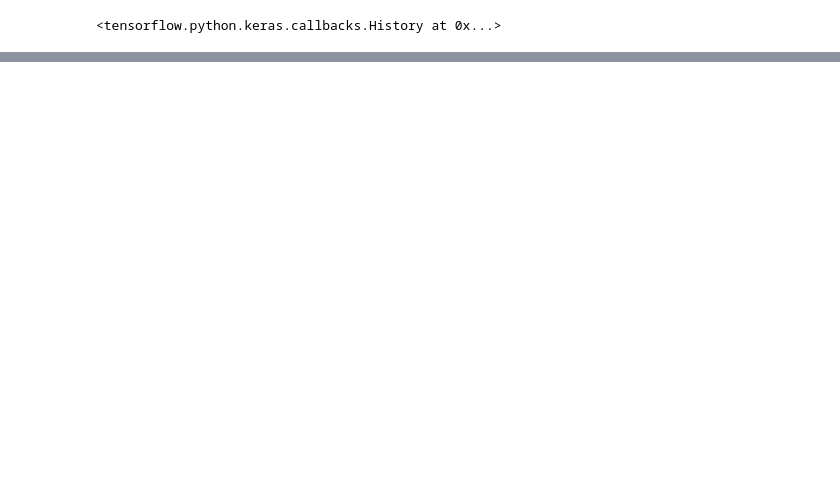
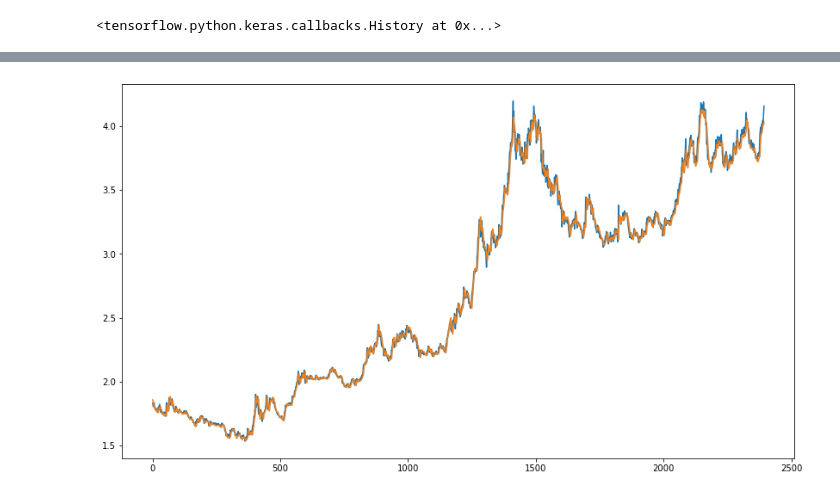
Before and after one commit to feanored/Perceptron, a Jupyter notebook: Keras_&_Séries_Temporais.ipynb, the cells around one changed output, grey strips where cells are left out. Cells and saved outputs as stored; diff of their text form; code cells hidden in the pictures; blank space fills up the shorter version.

```diff
--- a/Keras_&_Séries_Temporais.ipynb
+++ b/Keras_&_Séries_Temporais.ipynb
@@ -80,0 +188,10 @@ model.evaluate(x_test, y_test)
+# %%
+tam_janela = 30
+x_train, y_train = gerar_janelas(train.cotacao, tam_janela)
+x_test, y_test = gerar_janelas(test.cotacao, tam_janela)
+
+print(len(train), "dados de treino =>", len(x_train), "janelas")
+print(len(test), "dados de teste =>", len(x_test), "janelas")
+
+for i in range(3):
+    print(x[i], y[i])
@@ -80,0 +210,17 @@ model.evaluate(x_test, y_test)
+# %%
+X_train = x_train.reshape((len(x_train), tam_janela, 1))
+X_test = x_test.reshape((len(x_test), tam_janela, 1))
+# %%
+model = keras.Sequential()
+model.add(keras.layers.Conv1D(filters=64, kernel_size=5, activation='elu', input_shape=(tam_janela, 1)))
+model.add(keras.layers.MaxPooling1D(pool_size=5))
+model.add(keras.layers.Flatten())
+model.add(keras.layers.Dense(50, activation='elu'))
+model.add(keras.layers.Dense(1))
+model.compile(optimizer='adam', loss='mse')
+# %%
+# treinar modelo
+_ = model.fit(X_train, y_train, epochs=50, verbose=0)
+
+# Exibe erro MSE para conjunto de treino
+model.evaluate(X_train, y_train)
@@ -80,0 +235,8 @@ model.evaluate(x_test, y_test)
+# %%
+# Plotando previsões versus real do conjunto de treino
+y_train_pred = model.predict(X_train).reshape(-1)
+plt.plot(y_train)
+plt.plot(y_train_pred, label="Previsão")
+plt.show()
+# %% [output]
+[figure, added]
```
Also changed, not shown: parts of 24 cells of this notebook, 1 other file.
